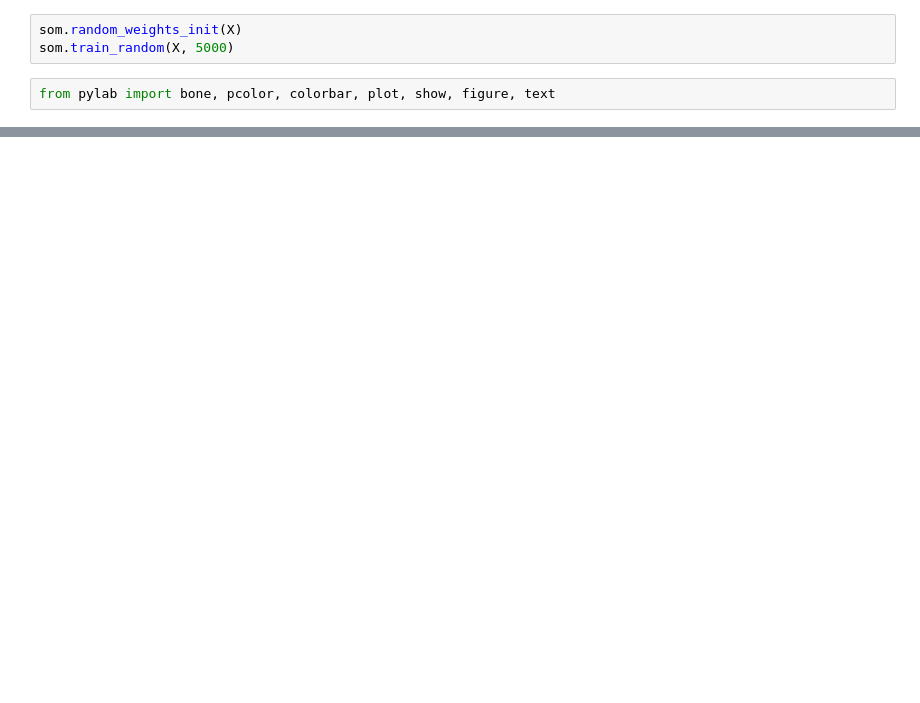
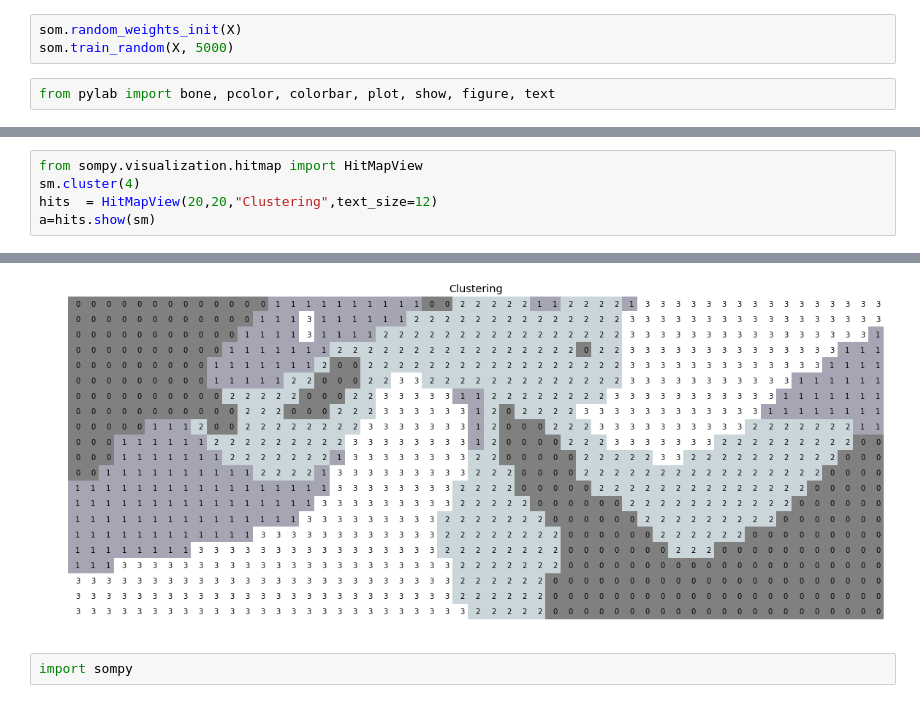
Before and after one commit to brandries/project_echo_clustering, a Jupyter notebook: clustering/Manifold learning.ipynb, the cells around one changed output, grey strips where cells are left out. Cells and saved outputs as stored; diff of their text form; blank space fills up the shorter version.

```diff
--- a/clustering/Manifold learning.ipynb
+++ b/clustering/Manifold learning.ipynb
@@ -164,0 +182,6 @@ show()
+# %%
+from sompy.visualization.hitmap import HitMapView
+sm.cluster(4)
+hits  = HitMapView(20,20,"Clustering",text_size=12)
+a=hits.show(sm)
+# %% [output]
@@ -164,0 +190,3 @@ show()
+[figure, added]
+# %%
+import sompy
```
Also changed, not shown: parts of 19 cells of this notebook.
